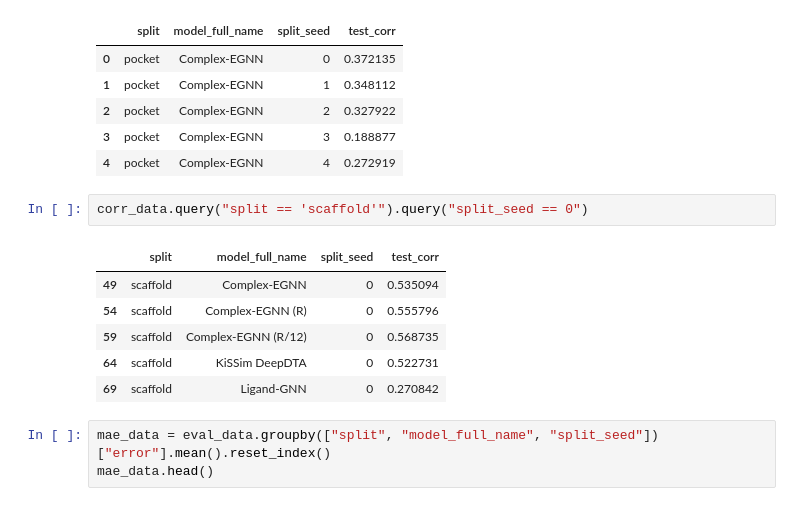
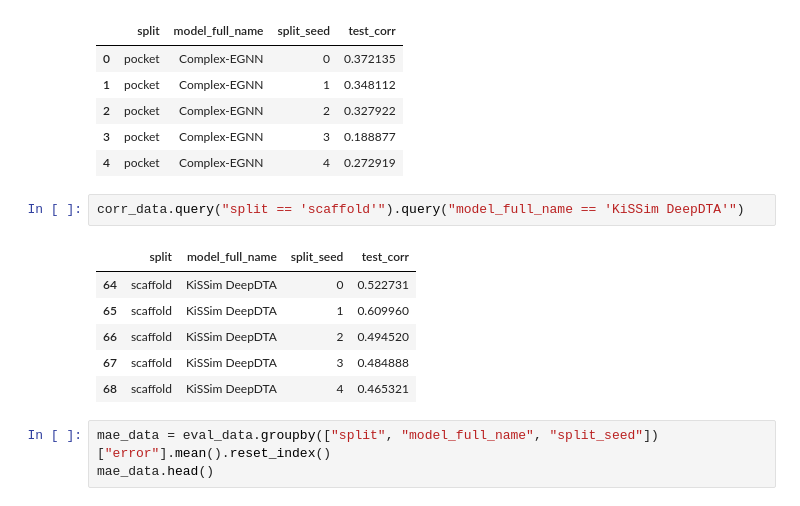
Before and after one commit to volkamerlab/kinodata-3D-affinity-prediction, a Jupyter notebook: scripts/evaluation.ipynb, the cells around one changed output. Cells and saved outputs as stored; diff of their text form.

```diff
--- a/scripts/evaluation.ipynb
+++ b/scripts/evaluation.ipynb
@@ -135,14 +135,14 @@ corr_data.head()
 | 3 | pocket | Complex-EGNN | 3 | 0.188877 |
 | 4 | pocket | Complex-EGNN | 4 | 0.272919 |
 # %%
-corr_data.query("split == 'scaffold'").query("split_seed == 0")
+corr_data.query("split == 'scaffold'").query("model_full_name == 'KiSSim DeepDTA'")
 # %% [output]
 |  | split | model_full_name | split_seed | test_corr |
-| 49 | scaffold | Complex-EGNN | 0 | 0.535094 |
-| 54 | scaffold | Complex-EGNN (R) | 0 | 0.555796 |
-| 59 | scaffold | Complex-EGNN (R/12) | 0 | 0.568735 |
 | 64 | scaffold | KiSSim DeepDTA | 0 | 0.522731 |
-| 69 | scaffold | Ligand-GNN | 0 | 0.270842 |
+| 65 | scaffold | KiSSim DeepDTA | 1 | 0.609960 |
+| 66 | scaffold | KiSSim DeepDTA | 2 | 0.494520 |
+| 67 | scaffold | KiSSim DeepDTA | 3 | 0.484888 |
+| 68 | scaffold | KiSSim DeepDTA | 4 | 0.465321 |
 # %%
 mae_data = eval_data.groupby(["split", "model_full_name", "split_seed"])["error"].mean().reset_index()
 mae_data.head()
```
Also changed, not shown: parts of 1 cell of this notebook, 1 other file.
